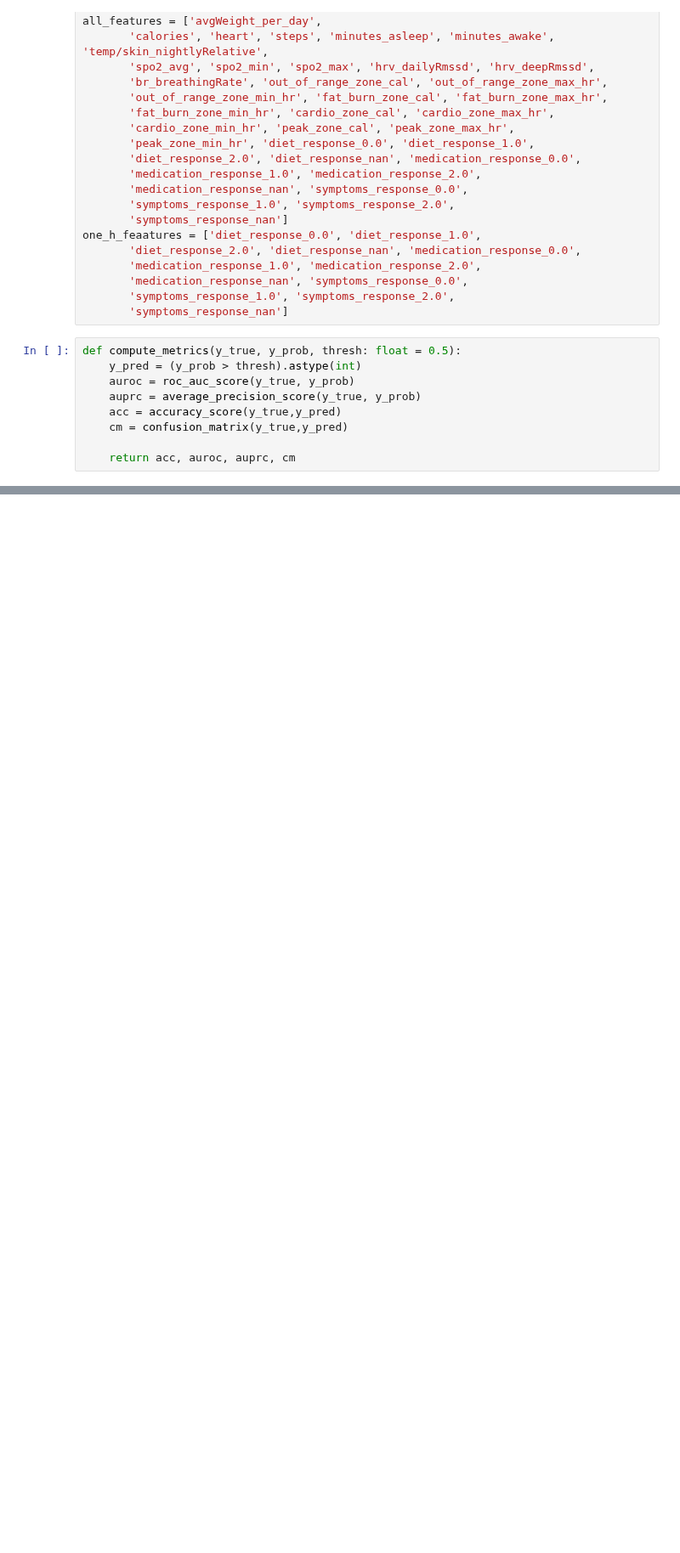
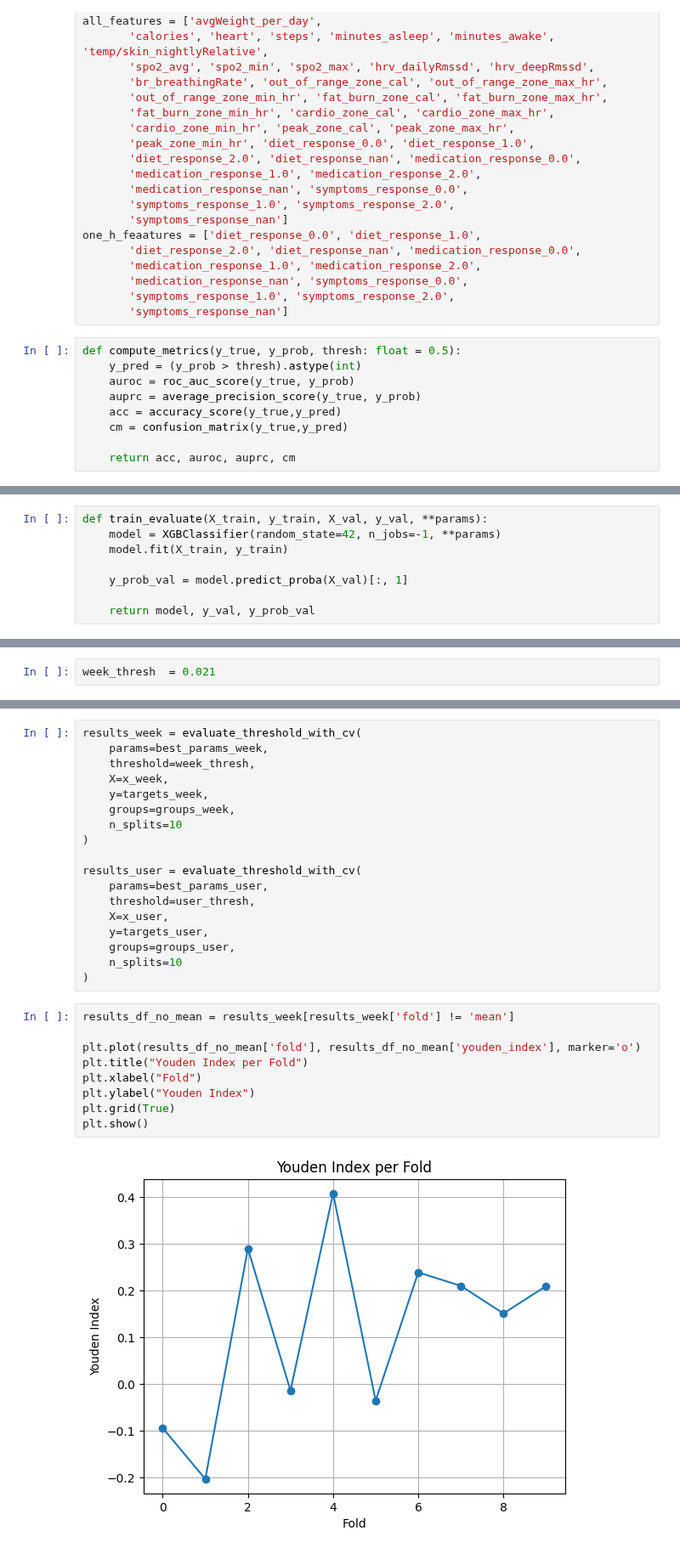
Before and after one commit to jhdaws/mhealth_classification, a Jupyter notebook: rf_xgboost/xgboost_final.ipynb, the cells around one changed output, grey strips where cells are left out. Shown at 85% size. Cells and saved outputs as stored; diff of their text form; blank space fills up the shorter version.

```diff
--- a/rf_xgboost/xgboost_final.ipynb
+++ b/rf_xgboost/xgboost_final.ipynb
@@ -407,0 +173,8 @@ fb_data
+# %%
+def train_evaluate(X_train, y_train, X_val, y_val, **params):
+    model = XGBClassifier(random_state=42, n_jobs=-1, **params)
+    model.fit(X_train, y_train)
+
+    y_prob_val = model.predict_proba(X_val)[:, 1]
+
+    return model, y_val, y_prob_val
@@ -407,0 +377,2 @@ fb_data
+# %%
+week_thresh  = 0.021
@@ -407,0 +523,29 @@ fb_data
+# %%
+results_week = evaluate_threshold_with_cv(
+    params=best_params_week,
+    threshold=week_thresh,
+    X=x_week,
+    y=targets_week,
+    groups=groups_week,
+    n_splits=10
+)
+
+results_user = evaluate_threshold_with_cv(
+    params=best_params_user,
+    threshold=user_thresh,
+    X=x_user,
+    y=targets_user,
+    groups=groups_user,
+    n_splits=10
+)
+# %%
+results_df_no_mean = results_week[results_week['fold'] != 'mean']
+
+plt.plot(results_df_no_mean['fold'], results_df_no_mean['youden_index'], marker='o')
+plt.title("Youden Index per Fold")
+plt.xlabel("Fold")
+plt.ylabel("Youden Index")
+plt.grid(True)
+plt.show()
+# %% [output]
+[figure, added]
```
Also changed, not shown: parts of 58 cells of this notebook.
